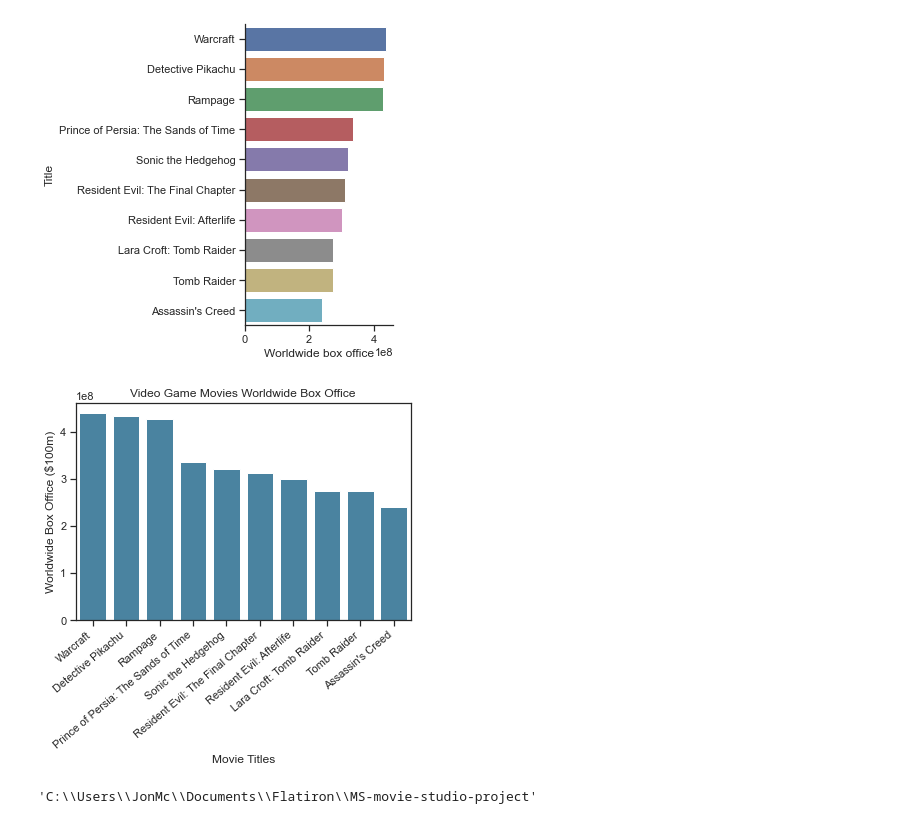
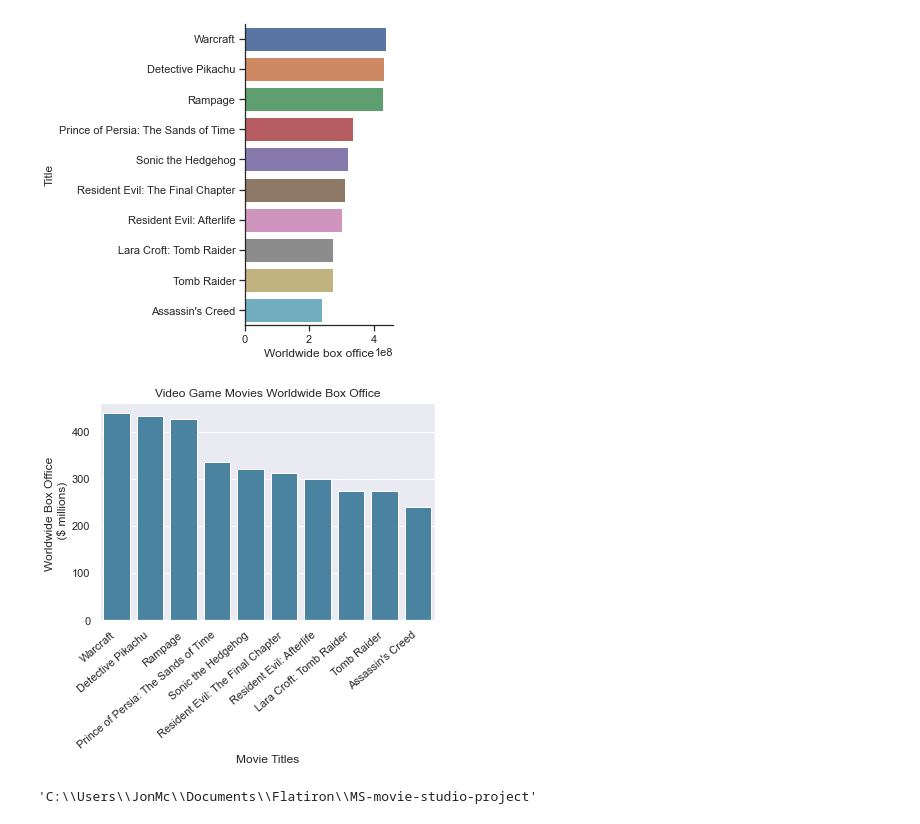
Before and after one commit to mccafj/MS-movie-studio-project, a Jupyter notebook: Jons notebook.ipynb, the cells around one changed output. Saved outputs shown, nothing was run; the diff lists cells and outputs as text; code cells hidden in the pictures.

Commit message:
updated notebook, plot labels and transparency

```diff
--- a/Jons notebook.ipynb
+++ b/Jons notebook.ipynb
@@ -446,6 +447,7 @@ plt.show();
 
 ax = sns.barplot(data=top_10_votes, x='original_title', y='vote_average', palette = ['#3c87ae', '#3c87ae', '#3c87ae', 'black', '#3c87ae', '#3c87ae', 'black', '#3c87ae', 'black', 'black'])
 
+sns.set(rc={'axes.facecolor':(0,0,0,0), 'figure.facecolor':(0,0,0,0)})
 ax.set_xticklabels(ax.get_xticklabels(), rotation=40, ha="right")
 ax.set_xlabel('Movie Titles')
 ax.set_ylabel('Avg Rating (>10K Counts)')
@@ -459,6 +461,7 @@ plt.savefig('./zippedData/highest rated movies from TMDB action adv', bbox_inche
 
 ax = sns.barplot(data=top_10_votes, x='original_title', y='vote_average', palette = ['black', 'black', '#3c87ae', '#3c87ae', '#3c87ae', 'black', '#3c87ae', '#3c87ae', 'black', '#3c87ae'])
 
+sns.set(rc={'axes.facecolor':(0,0,0,0), 'figure.facecolor':(0,0,0,0)})
 ax.set_xticklabels(ax.get_xticklabels(), rotation=40, ha="right")
 ax.set_xlabel('Movie Titles')
 ax.set_ylabel('Avg Rating (>10K Counts)')
@@ -578,6 +581,7 @@ most_popular_ten
 # %%
 ax = sns.barplot(data=most_popular_ten, x='original_title', y='popularity', color='#3c87ae')
 
+sns.set(rc={'axes.facecolor':(0,0,0,0), 'figure.facecolor':(0,0,0,0)})
 ax.set_xticklabels(ax.get_xticklabels(), rotation=40, ha="right")
 ax.set_xlabel('Movie Titles')
 ax.set_ylabel('Popularity Rating on TMDB')
@@ -682,15 +702,16 @@ plt.show();
 # %% [output]
 [figure]
 # %%
-ax = sns.barplot(data=vid_games_plt_data, x='Title', y='Worldwide box office', color='#3c87ae')
+ax = sns.barplot(data=vid_games_plt_data, x='Title', y=vid_games_plt_data['Worldwide box office'] / 1000000, color='#3c87ae')
 
+sns.set(rc={'axes.facecolor':(0,0,0,0), 'figure.facecolor':(0,0,0,0)})
 ax.set_xticklabels(ax.get_xticklabels(), rotation=40, ha="right")
 ax.set_xlabel('Movie Titles')
-ax.set_ylabel('Worldwide Box Office ($100m)')
+ax.set_ylabel('Worldwide Box Office \n ($ millions)')
 ax.set_title('Video Game Movies Worldwide Box Office')
 plt.savefig('./zippedData/video game movies worldwide box office', bbox_inches='tight', dpi=300);
 # %% [output]
-[figure, old version]
+[figure, new version]
 # %%
 pwd
 # %% [output]
```
Also changed, not shown: parts of 8 cells of this notebook, 4 other files.
